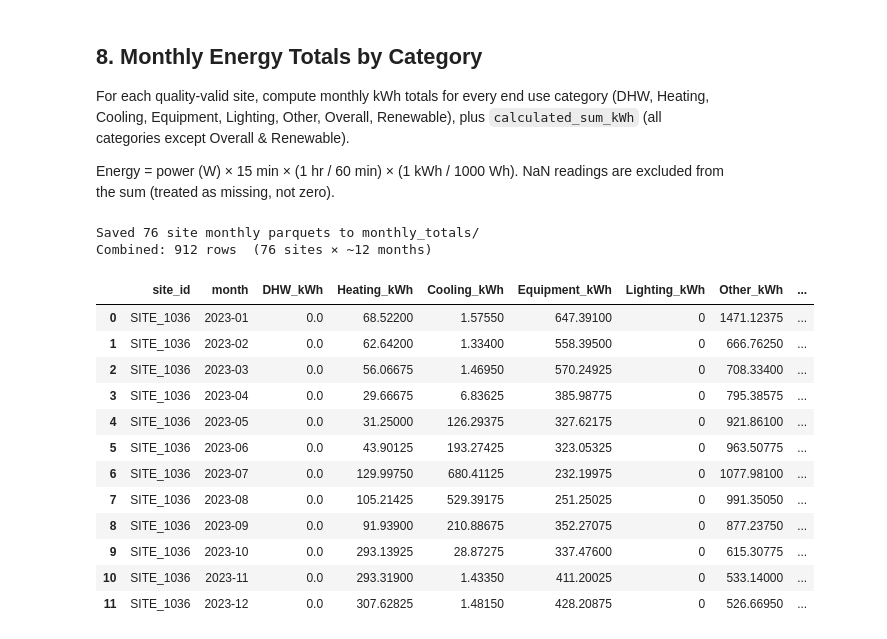
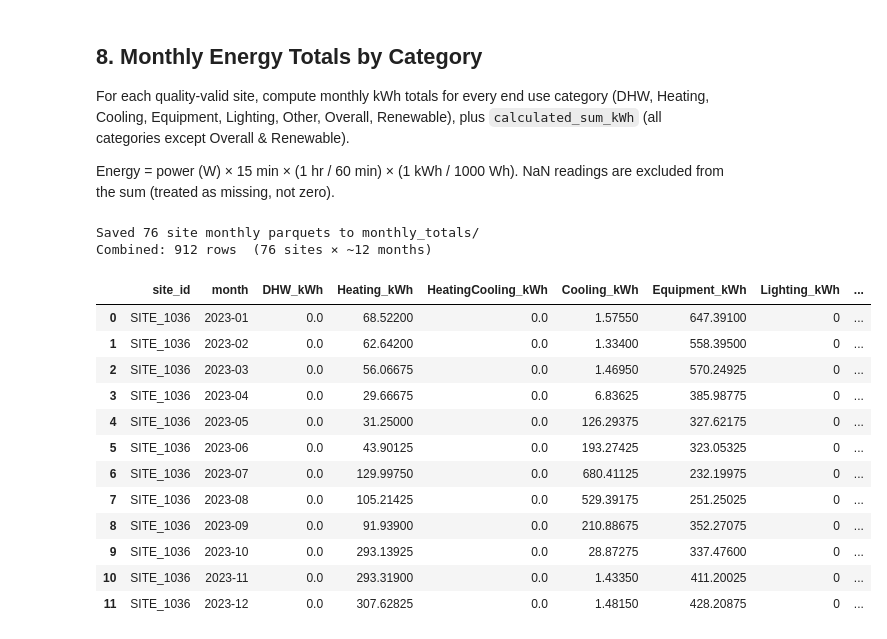
Before and after one commit to AmberJiayuSu/OBGeneration, a Jupyter notebook: validation/notebooks/load_proc.ipynb, the cells around one changed output. Saved outputs shown, nothing was run; the diff lists cells and outputs as text; code cells hidden in the pictures.

```diff
--- a/validation/notebooks/load_proc.ipynb
+++ b/validation/notebooks/load_proc.ipynb
@@ -158,7 +159,7 @@ Total rows saved:          69,461,326
 end_use_site_count = {}
 end_use_row_count = {}
 
-for path in sorted(SITES_RBSA3_DIR.glob("*.parquet")):
+for path in sorted(p for p in SITES_RBSA3_DIR.glob("*.parquet") if p.name not in {"calculated_sum_all_sites.parquet"}):
     df = pd.read_parquet(path, columns=["End Use"])
     for eu, count in df["End Use"].value_counts().items():
         end_use_site_count[eu] = end_use_site_count.get(eu, 0) + 1
@@ -214,8 +215,9 @@ END_USE_CATEGORY_MAP = {
     "Electric Furnace":          "Heating",
     "Other Zonal Heat":          "Heating",
     "Electric Baseboard Heaters":"Heating",
-    "Ducted Heatpump":           "Heating",
-    "Ductless Heatpump":         "Heating",
+    # heating and cooling together
+    "Ducted Heatpump":           "HeatingCooling",
+    "Ductless Heatpump":         "HeatingCooling",
     # Cooling
     "Central AC":  "Cooling",
     "Room AC":     "Cooling",
@@ -544,7 +529,7 @@ INTERVAL_HRS = 15 / 60          # 15-minute readings
 #WH_TO_KWH    = 1 / 1000
 ENERGY_FACTOR = INTERVAL_HRS #* WH_TO_KWH
 
-ALL_CATEGORIES = ["DHW", "Heating", "Cooling", "Equipment", "Lighting",
+ALL_CATEGORIES = ["DHW", "Heating", "HeatingCooling", "Cooling", "Equipment", "Lighting",
                   "Other", "Overall", "Renewable"]
 SUM_CATEGORIES = [c for c in ALL_CATEGORIES if c not in {"Overall", "Renewable"}]
 
@@ -567,44 +552,44 @@ for path in tqdm(valid_parquets, desc="Monthly totals"):
     # Monthly kWh per category (NaN rows skipped by skipna=True)
     monthly_cat = (
         df.groupby(["month", "category"])["power"]
         .sum()
         .multiply(ENERGY_FACTOR)
         .unstack("category")
         .reindex(columns=ALL_CATEGORIES, fill_value=0)
     )
 
     monthly_cat["calculated_sum_kWh"] = monthly_cat[SUM_CATEGORIES].sum(axis=1)
     monthly_cat.columns = [
         f"{c}_kWh" if c in ALL_CATEGORIES else c
         for c in monthly_cat.columns
     ]
     monthly_cat = monthly_cat.reset_index()
     monthly_cat["month"] = monthly_cat["month"].astype(str)
     monthly_cat.insert(0, "site_id", path.stem)
 
     monthly_cat.to_parquet(MONTHLY_DIR / f"{path.stem}.parquet", index=False)
     monthly_records.append(monthly_cat)
 
 monthly_all = pd.concat(monthly_records, ignore_index=True)
 monthly_all.to_parquet(MONTHLY_DIR / "monthly_totals_all_sites.parquet", index=False)
 
 print(f"Saved {len(valid_parquets):,} site monthly parquets to {MONTHLY_DIR.name}/")
 print(f"Combined: {len(monthly_all):,} rows  ({monthly_all['site_id'].nunique():,} sites × ~12 months)")
 display(monthly_all.head(12))
 # %% [output]
 Saved 76 site monthly parquets to monthly_totals/
 Combined: 912 rows  (76 sites × ~12 months)
-|  | site_id | month | DHW_kWh | Heating_kWh | Cooling_kWh | Equipment_kWh | Lighting_kWh | Other_kWh | ... |
-| 0 | SITE_1036 | 2023-01 | 0.0 | 68.52200 | 1.57550 | 647.39100 | 0 | 1471.12375 | ... |
-| 1 | SITE_1036 | 2023-02 | 0.0 | 62.64200 | 1.33400 | 558.39500 | 0 | 666.76250 | ... |
-| 2 | SITE_1036 | 2023-03 | 0.0 | 56.06675 | 1.46950 | 570.24925 | 0 | 708.33400 | ... |
-| 3 | SITE_1036 | 2023-04 | 0.0 | 29.66675 | 6.83625 | 385.98775 | 0 | 795.38575 | ... |
-| 4 | SITE_1036 | 2023-05 | 0.0 | 31.25000 | 126.29375 | 327.62175 | 0 | 921.86100 | ... |
-| 5 | SITE_1036 | 2023-06 | 0.0 | 43.90125 | 193.27425 | 323.05325 | 0 | 963.50775 | ... |
-| 6 | SITE_1036 | 2023-07 | 0.0 | 129.99750 | 680.41125 | 232.19975 | 0 | 1077.98100 | ... |
-| 7 | SITE_1036 | 2023-08 | 0.0 | 105.21425 | 529.39175 | 251.25025 | 0 | 991.35050 | ... |
-| 8 | SITE_1036 | 2023-09 | 0.0 | 91.93900 | 210.88675 | 352.27075 | 0 | 877.23750 | ... |
-| 9 | SITE_1036 | 2023-10 | 0.0 | 293.13925 | 28.87275 | 337.47600 | 0 | 615.30775 | ... |
-| 10 | SITE_1036 | 2023-11 | 0.0 | 293.31900 | 1.43350 | 411.20025 | 0 | 533.14000 | ... |
-| 11 | SITE_1036 | 2023-12 | 0.0 | 307.62825 | 1.48150 | 428.20875 | 0 | 526.66950 | ... |
+|  | site_id | month | DHW_kWh | Heating_kWh | HeatingCooling_kWh | Cooling_kWh | Equipment_kWh | Lighting_kWh | ... |
+| 0 | SITE_1036 | 2023-01 | 0.0 | 68.52200 | 0.0 | 1.57550 | 647.39100 | 0 | ... |
+| 1 | SITE_1036 | 2023-02 | 0.0 | 62.64200 | 0.0 | 1.33400 | 558.39500 | 0 | ... |
+| 2 | SITE_1036 | 2023-03 | 0.0 | 56.06675 | 0.0 | 1.46950 | 570.24925 | 0 | ... |
+| 3 | SITE_1036 | 2023-04 | 0.0 | 29.66675 | 0.0 | 6.83625 | 385.98775 | 0 | ... |
+| 4 | SITE_1036 | 2023-05 | 0.0 | 31.25000 | 0.0 | 126.29375 | 327.62175 | 0 | ... |
+| 5 | SITE_1036 | 2023-06 | 0.0 | 43.90125 | 0.0 | 193.27425 | 323.05325 | 0 | ... |
+| 6 | SITE_1036 | 2023-07 | 0.0 | 129.99750 | 0.0 | 680.41125 | 232.19975 | 0 | ... |
+| 7 | SITE_1036 | 2023-08 | 0.0 | 105.21425 | 0.0 | 529.39175 | 251.25025 | 0 | ... |
+| 8 | SITE_1036 | 2023-09 | 0.0 | 91.93900 | 0.0 | 210.88675 | 352.27075 | 0 | ... |
+| 9 | SITE_1036 | 2023-10 | 0.0 | 293.13925 | 0.0 | 28.87275 | 337.47600 | 0 | ... |
+| 10 | SITE_1036 | 2023-11 | 0.0 | 293.31900 | 0.0 | 1.43350 | 411.20025 | 0 | ... |
+| 11 | SITE_1036 | 2023-12 | 0.0 | 307.62825 | 0.0 | 1.48150 | 428.20875 | 0 | ... |
 # %%
```
Also changed, not shown: parts of 11 cells of this notebook, 3 other files.
